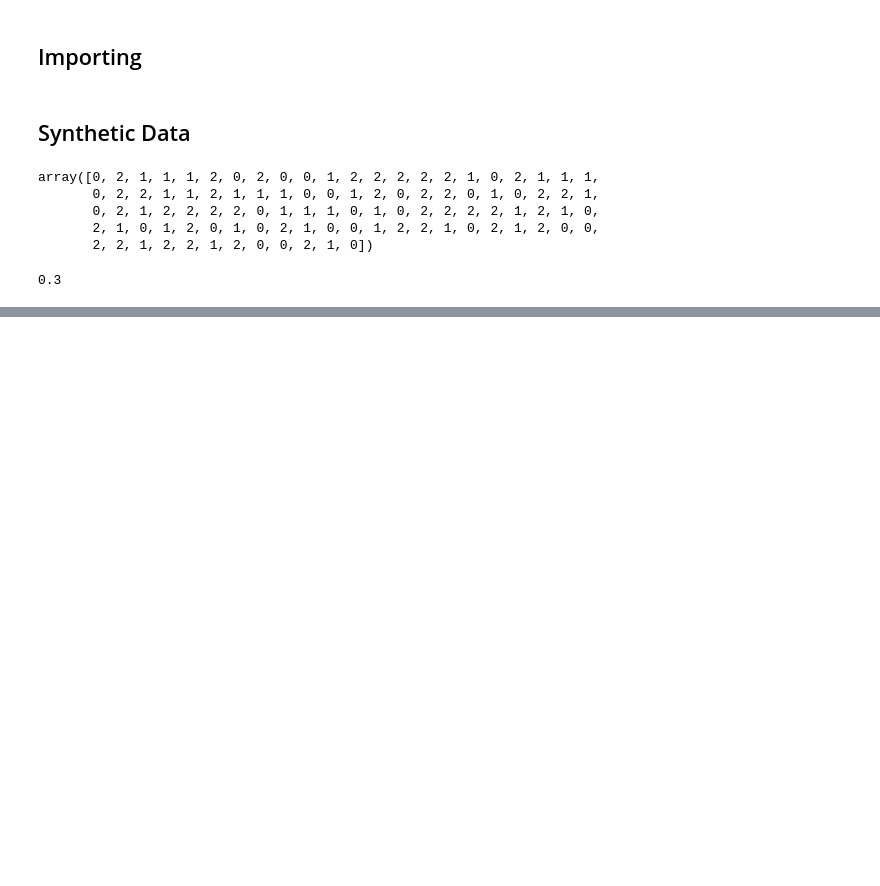
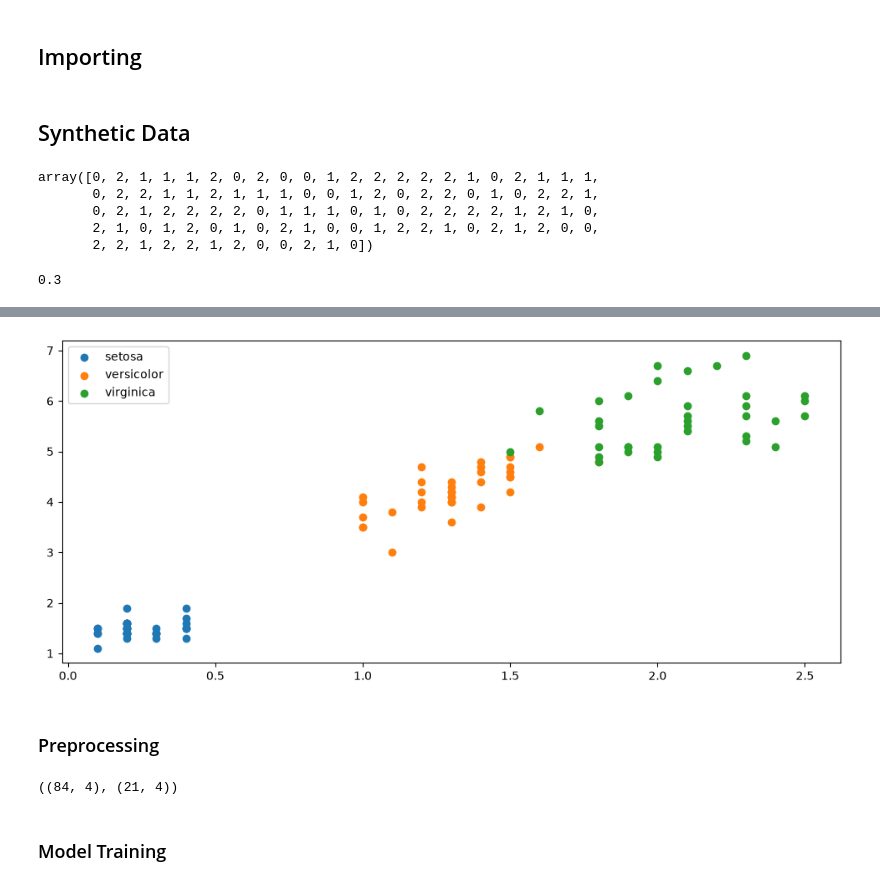
Before and after one commit to Sam50x/ML-from-Scratch, a Jupyter notebook: 3 - KNN/notebook.ipynb, the cells around one changed output, grey strips where cells are left out. Saved outputs shown, nothing was run; the diff lists cells and outputs as text; code cells hidden in the pictures; blank space fills up the shorter version.

```diff
--- a/3 - KNN/notebook.ipynb
+++ b/3 - KNN/notebook.ipynb
@@ -44,0 +104,13 @@ accuracy_score(y[80:], y_pred)
+# %%
+plt.figure(figsize=(12,5))
+
+plt.scatter(setosa['petal_width'], setosa['petal_length'], label='setosa')
+plt.scatter(versicolor['petal_width'], versicolor['petal_length'], label='versicolor')
+plt.scatter(virginica['petal_width'], virginica['petal_length'], label='virginica')
+
+plt.legend()
+plt.show()
+# %% [output]
+[figure, added]
+# %% [markdown]
+### Preprocessing
@@ -44,0 +122,8 @@ accuracy_score(y[80:], y_pred)
+# %%
+from sklearn.model_selection import train_test_split
+
+X_train, X_val, y_train, y_val = train_test_split(X, y, stratify=y, test_size=0.2, random_state=42)
+
+X_train.shape, X_val.shape
+# %% [output]
+((84, 4), (21, 4))
@@ -44,0 +138,2 @@ accuracy_score(y[80:], y_pred)
+# %% [markdown]
+### Model Training
```
Also changed, not shown: parts of 30 cells of this notebook, 5 other files.
